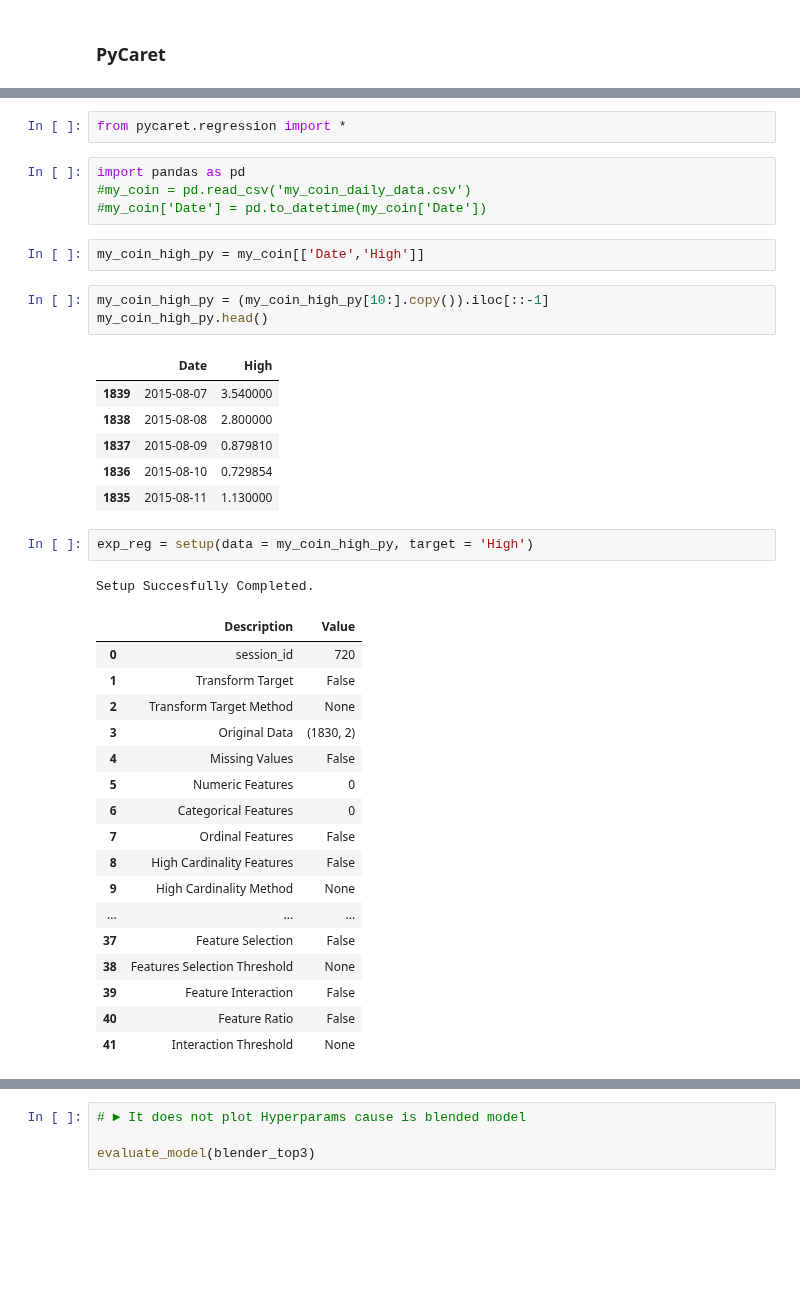
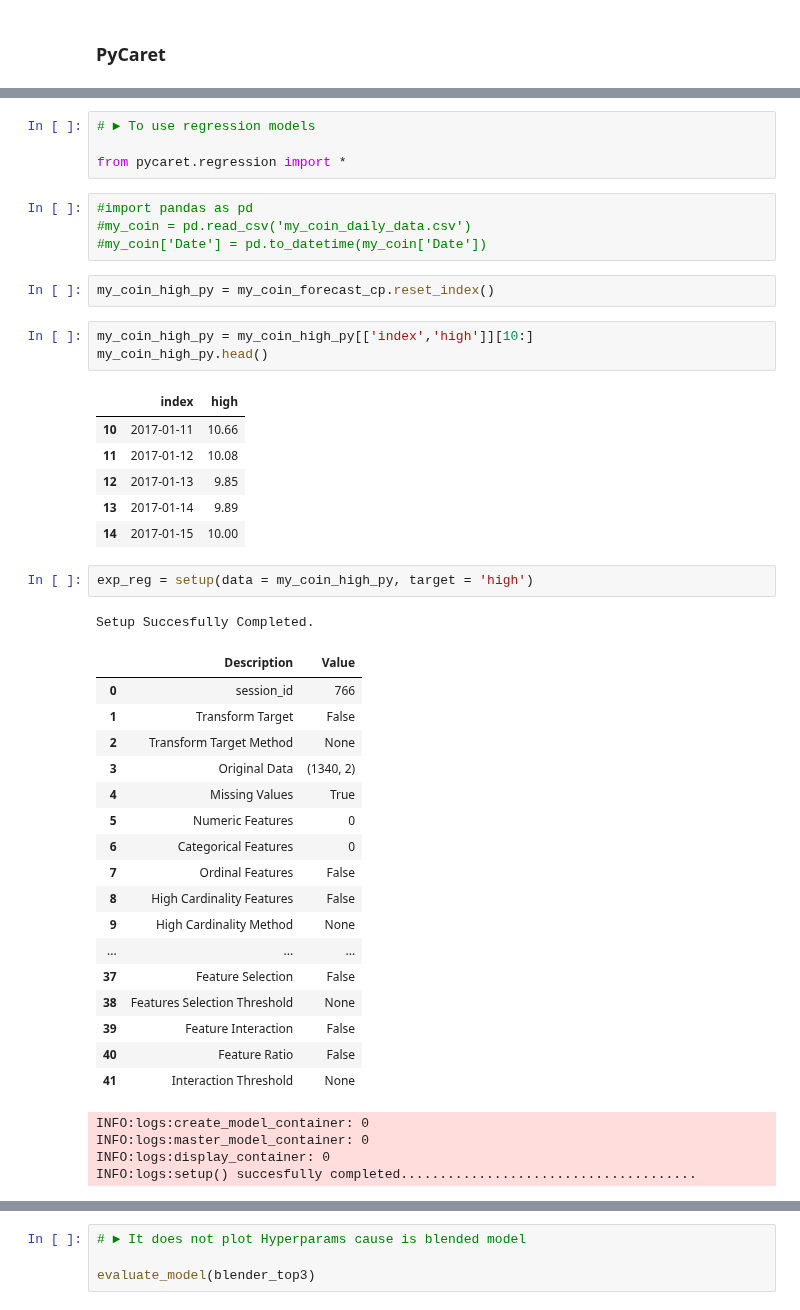
Before and after one commit to juan-ivan-NV/Btc_trading, a Jupyter notebook: Full_extraction_and_forec_version_1_2.ipynb, the cells around one changed output, grey strips where cells are left out. Cells and saved outputs as stored; diff of their text form; blank space fills up the shorter version.

```diff
--- a/Full_extraction_and_forec_version_1_2.ipynb
+++ b/Full_extraction_and_forec_version_1_2.ipynb
@@ -398,31 +399,33 @@ Successfully installed DateTime-4.3 Mako-1.1.3 alembic-1.4.2 azure-core-1.8.0 az
 # %%
+# ► To use regression models
+
 from pycaret.regression import *
 # %%
-import pandas as pd
+#import pandas as pd
 #my_coin = pd.read_csv('my_coin_daily_data.csv')
 #my_coin['Date'] = pd.to_datetime(my_coin['Date'])
-# %%
-my_coin_high_py = my_coin[['Date','High']]
+# %%
+my_coin_high_py = my_coin_forecast_cp.reset_index()
 # %%
-my_coin_high_py = (my_coin_high_py[10:].copy()).iloc[::-1]
+my_coin_high_py = my_coin_high_py[['index','high']][10:]
 my_coin_high_py.head()
 # %% [output]
-|  | Date | High |
-| 1839 | 2015-08-07 | 3.540000 |
-| 1838 | 2015-08-08 | 2.800000 |
-| 1837 | 2015-08-09 | 0.879810 |
-| 1836 | 2015-08-10 | 0.729854 |
-| 1835 | 2015-08-11 | 1.130000 |
+|  | index | high |
+| 10 | 2017-01-11 | 10.66 |
+| 11 | 2017-01-12 | 10.08 |
+| 12 | 2017-01-13 | 9.85 |
+| 13 | 2017-01-14 | 9.89 |
+| 14 | 2017-01-15 | 10.00 |
 # %%
-exp_reg = setup(data = my_coin_high_py, target = 'High')
+exp_reg = setup(data = my_coin_high_py, target = 'high')
 # %% [output]
 Setup Succesfully Completed.
 |  | Description | Value |
-| 0 | session_id | 720 |
+| 0 | session_id | 766 |
 | 1 | Transform Target | False |
 | 2 | Transform Target Method | None |
-| 3 | Original Data | (1830, 2) |
-| 4 | Missing Values | False |
+| 3 | Original Data | (1340, 2) |
+| 4 | Missing Values | True |
 | 5 | Numeric Features | 0 |
 | 6 | Categorical Features | 0 |
 | 7 | Ordinal Features | False |
@@ -434,6 +437,10 @@ Setup Succesfully Completed.
 | 39 | Feature Interaction | False |
 | 40 | Feature Ratio | False |
 | 41 | Interaction Threshold | None |
+INFO:logs:create_model_container: 0
+INFO:logs:master_model_container: 0
+INFO:logs:display_container: 0
+INFO:logs:setup() succesfully completed......................................
 # %%
 best = compare_models()
 # %% [output]
```
Also changed, not shown: parts of 20 cells of this notebook.
